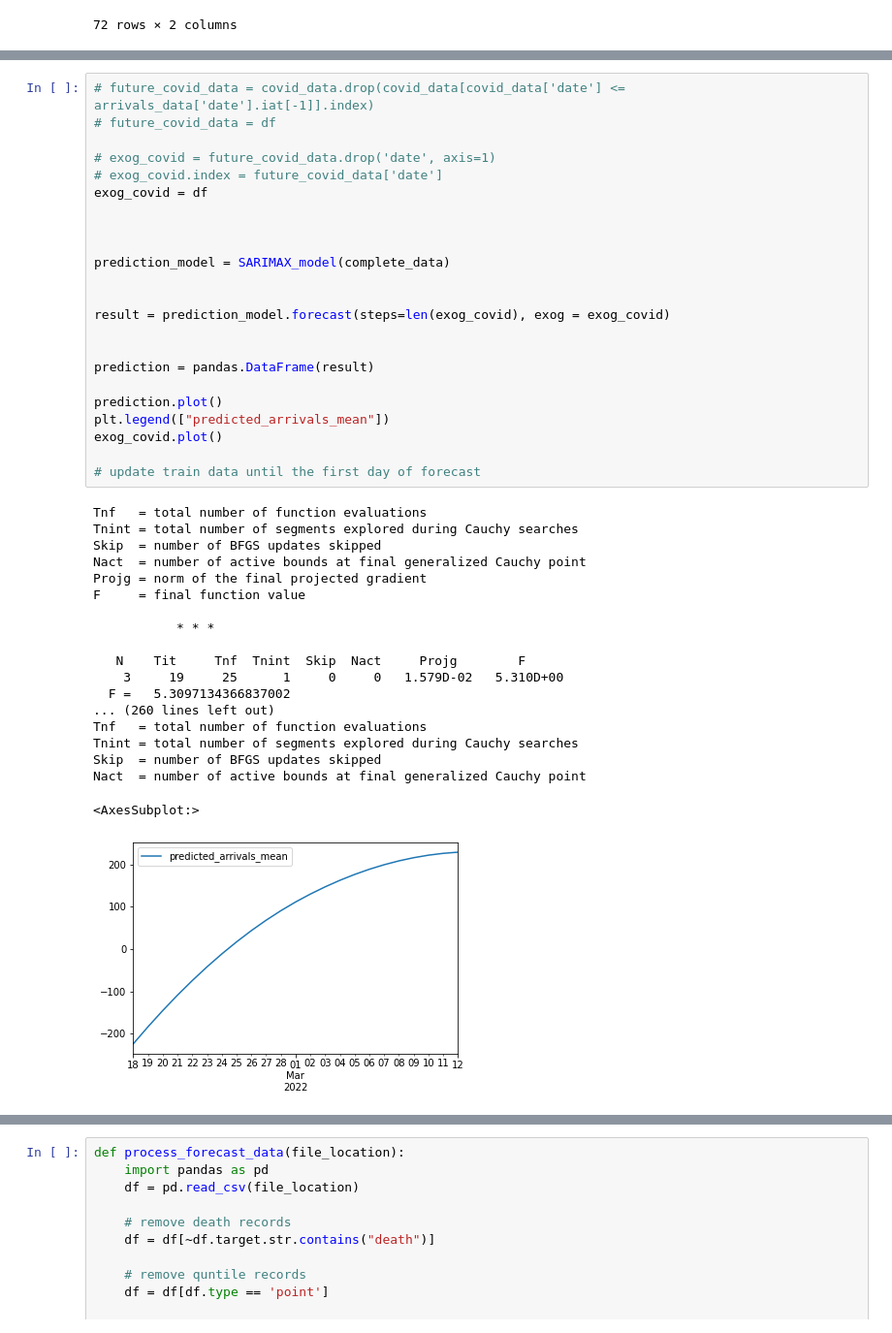
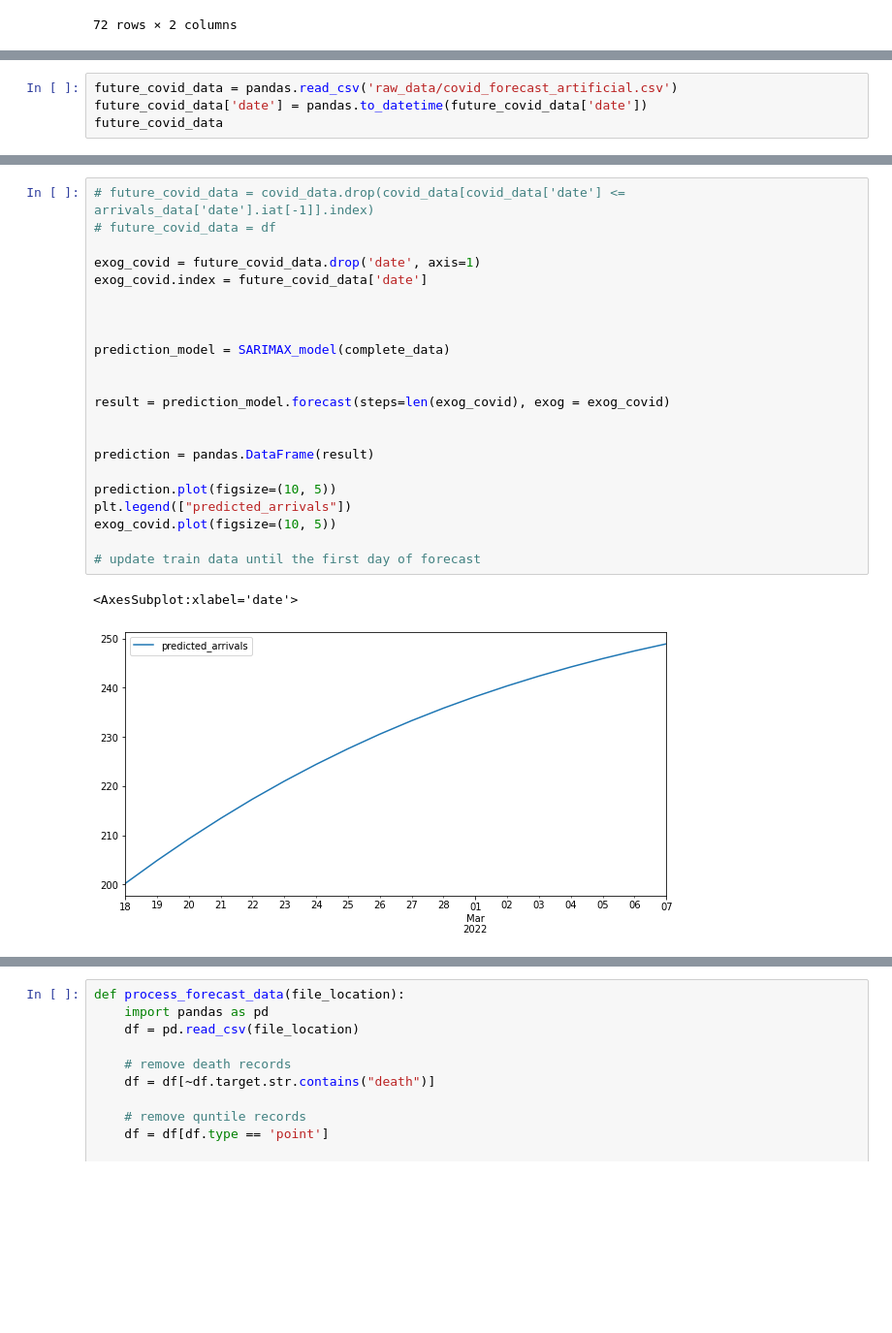
Before and after one commit to DimaYurchenko/covid-flight-prediction, a Jupyter notebook: final-prediction.ipynb, the cells around one changed output, grey strips where cells are left out. Shown at 97% size. Saved outputs shown, nothing was run; the diff lists cells and outputs as text; blank space fills up the shorter version.

```diff
--- a/final-prediction.ipynb
+++ b/final-prediction.ipynb
@@ -379,0 +317,4 @@ complete_data, df
+# %%
+future_covid_data = pandas.read_csv('raw_data/covid_forecast_artificial.csv')
+future_covid_data['date'] = pandas.to_datetime(future_covid_data['date'])
+future_covid_data
@@ -380,43 +339,25 @@ complete_data, df
 # %%
 # future_covid_data = covid_data.drop(covid_data[covid_data['date'] <= arrivals_data['date'].iat[-1]].index)
 # future_covid_data = df
 
-# exog_covid = future_covid_data.drop('date', axis=1)
-# exog_covid.index = future_covid_data['date']
-exog_covid = df
+exog_covid = future_covid_data.drop('date', axis=1)
+exog_covid.index = future_covid_data['date']
 
 
 
 prediction_model = SARIMAX_model(complete_data)
 
 
 result = prediction_model.forecast(steps=len(exog_covid), exog = exog_covid)
 
 
 prediction = pandas.DataFrame(result)
 
-prediction.plot()
-plt.legend(["predicted_arrivals_mean"])
-exog_covid.plot()
+prediction.plot(figsize=(10, 5))
+plt.legend(["predicted_arrivals"])
+exog_covid.plot(figsize=(10, 5))
 
 # update train data until the first day of forecast
 # %% [output]
-Tnf   = total number of function evaluations
-Tnint = total number of segments explored during Cauchy searches
-Skip  = number of BFGS updates skipped
-Nact  = number of active bounds at final generalized Cauchy point
-Projg = norm of the final projected gradient
-F     = final function value
-
-           * * *
-
-   N    Tit     Tnf  Tnint  Skip  Nact     Projg        F
-    3     19     25      1     0     0   1.579D-02   5.310D+00
-  F =   5.3097134366837002
-... (260 lines left out)
-Tnf   = total number of function evaluations
-Tnint = total number of segments explored during Cauchy searches
-Skip  = number of BFGS updates skipped
-Nact  = number of active bounds at final generalized Cauchy point
+<AxesSubplot:xlabel='date'>
-<AxesSubplot:>
-[figure, old version]
+[figure, new version]
```
Also changed, not shown: parts of 5 cells of this notebook, 1 other file.
